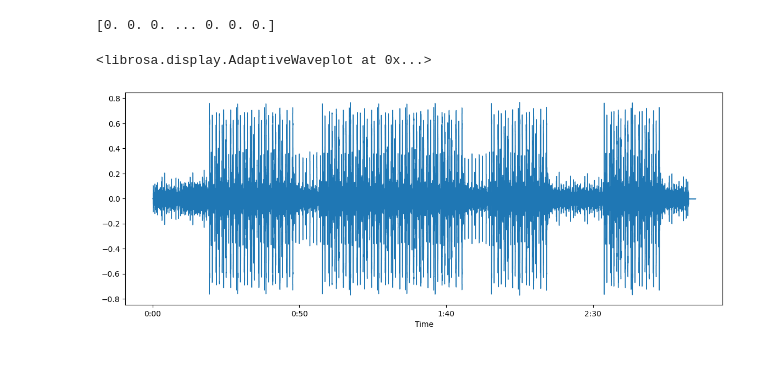
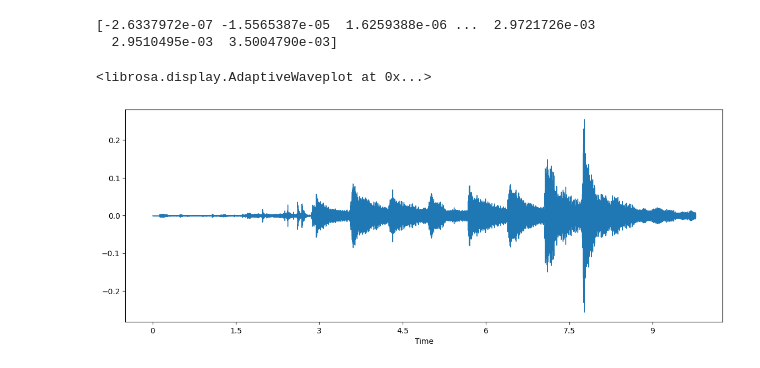
Before and after one commit to Robino-CK/Tact-Analyser, a Jupyter notebook: backend/analyser/test.ipynb, the cells around one changed output. Saved outputs shown, nothing was run; the diff lists cells and outputs as text; code cells hidden in the pictures.

```diff
--- a/backend/analyser/test.ipynb
+++ b/backend/analyser/test.ipynb
@@ -3,14 +3,15 @@ import matplotlib.pyplot as plt
 import librosa.display
 import IPython.display as ipd
 # %%
-audio_data = '../../res/test.wav'
+audio_data = '../../res/recorded_audios/2022-10-18-16-09-45.wav'
 plt.figure(figsize=(14, 5))
 
 ipd.Audio(audio_data)
 x , sr = librosa.load(audio_data)
 print(x)
 librosa.display.waveshow(x, sr=sr)
 # %% [output]
-[0. 0. 0. ... 0. 0. 0.]
+[-2.6337972e-07 -1.5565387e-05  1.6259388e-06 ...  2.9721726e-03
+  2.9510495e-03  3.5004790e-03]
 <librosa.display.AdaptiveWaveplot at 0x...>
-[figure, old version]
+[figure, new version]
```
Also changed, not shown: 4 other files.
